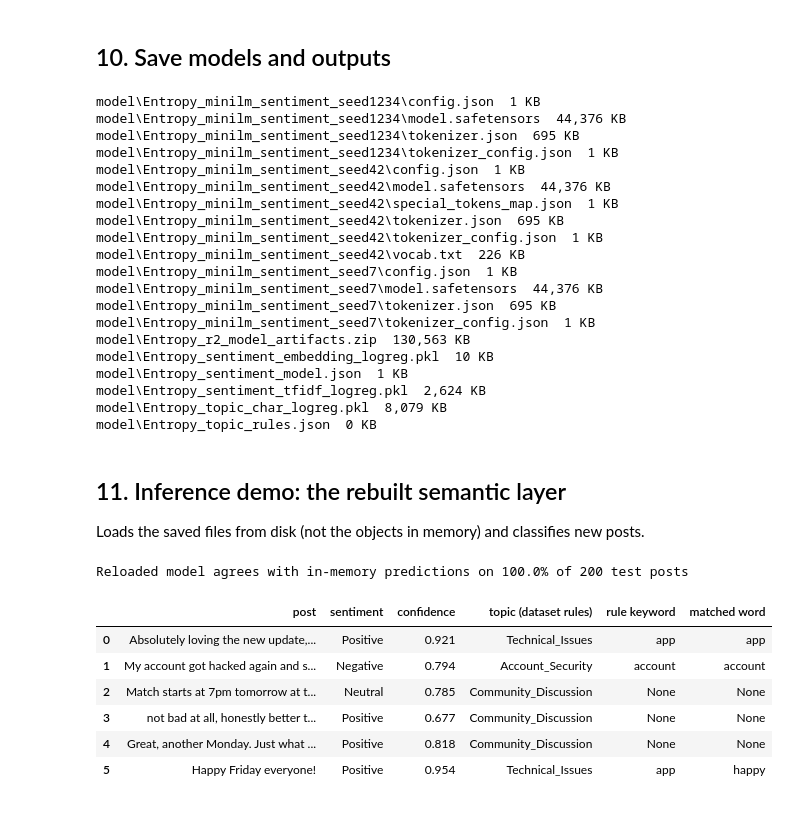
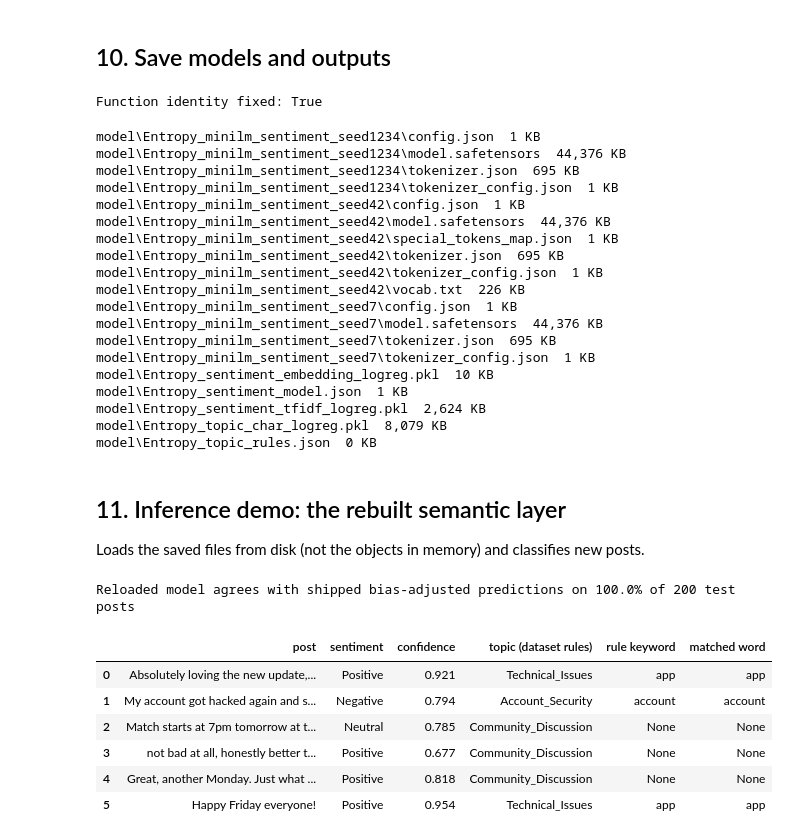
Before and after one commit to SaiGrover/entropy-data-vortex, a Jupyter notebook: Round2-Semantic-Recovery/Entropy_01_NLP_Model.ipynb, the cells around one changed output. Saved outputs shown, nothing was run; the diff lists cells and outputs as text; code cells hidden in the pictures.

Commit message:
Update Round 2 semantic recovery

```diff
--- a/Round2-Semantic-Recovery/Entropy_01_NLP_Model.ipynb
+++ b/Round2-Semantic-Recovery/Entropy_01_NLP_Model.ipynb
@@ -989,6 +1061,19 @@ METRICS["topic"]["word_model_confusion"] = cmt.tolist()
 **What this means.** A handful of substrings, checked in a fixed order, reproduce the topic labels exactly. Most Account_Security and Feature_Feedback labels were triggered by the keyword appearing *inside an unrelated word* ("band" contains "ban", "guide" contains "ui"), so "Happy Friday!" is labelled a technical issue. A word model cannot learn this because "happy" and "app" are different tokens; a character n-gram model can, and the rules themselves are perfect. The topic labels therefore describe spelling, not meaning. The Social Engine should not route posts on them; they need relabelling before a topic model is worth training.
 # %% [markdown]
 ## 10. Save models and outputs
+# %%
+# Fix function identity after reloading Entropy_nlp_utils
+import Entropy_nlp_utils as nu
+
+old_clean_series = fitted["LogReg (word+char)"].named_steps["clean"].func
+
+nu.clean_series = old_clean_series
+
+print("Function identity fixed:",
+      fitted["LogReg (word+char)"].named_steps["clean"].func
+      is nu.clean_series)
+# %% [output]
+Function identity fixed: True
 # %%
 joblib.dump(fitted["LogReg (word+char)"], MODEL / "Entropy_sentiment_tfidf_logreg.pkl")
 joblib.dump(emb_lr, MODEL / "Entropy_sentiment_embedding_logreg.pkl")
@@ -1022,15 +1107,20 @@ components = [
     {"name": "minilm_finetuned", "kind": "transformer", "weight": weights["minilm_finetuned"],
      "dirs": ft_dirs, "cased": False, "max_len": MAX_LEN},
 ]
-config = {"selected_model": SELECTED, "labels": LABELS, "components": components,
-          "validation_macro_f1": round(float(res.loc[SELECTED, "val_macro_f1"]), 4),
-          "test_macro_f1": METRICS["final"]["macro_f1"]}
+config = {
+    "selected_model": SELECTED,
+    "labels": LABELS,
+    "components": components,
+    "neutral_bias": best_bias,
+    "validation_macro_f1": round(float(best_val_f1), 4),
+    "test_macro_f1": round(float(adj_test_f1), 4),
+}
 (MODEL / "Entropy_sentiment_model.json").write_text(json.dumps(config, indent=2), encoding="utf-8")
 
 out_pred = test[["text_id", "post_text", "sentiment_label", "topic_category"]].copy()
-out_pred["predicted_sentiment"] = final_pred
+out_pred["predicted_sentiment"] = test_adj_pred
 for i, lab in enumerate(LABELS):
-    out_pred[f"p_{lab.lower()}"] = final_proba[:, i].round(4)
+    out_pred[f"p_{lab.lower()}"] = test_adj_proba[:, i].round(4)
 out_pred["rule_topic"] = rules.predict(test.post_text)
 out_pred.to_csv(OUT / "Entropy_r2_test_predictions.csv", index=False)
 (OUT / "Entropy_r2_metrics.json").write_text(json.dumps(METRICS, indent=2, default=lambda o: o.item() if hasattr(o, "item") else str(o)), encoding="utf-8")
@@ -1052,7 +1142,6 @@ model\Entropy_minilm_sentiment_seed7\config.json  1 KB
 model\Entropy_minilm_sentiment_seed7\model.safetensors  44,376 KB
 model\Entropy_minilm_sentiment_seed7\tokenizer.json  695 KB
 model\Entropy_minilm_sentiment_seed7\tokenizer_config.json  1 KB
-model\Entropy_r2_model_artifacts.zip  130,563 KB
 model\Entropy_sentiment_embedding_logreg.pkl  10 KB
 model\Entropy_sentiment_model.json  1 KB
 model\Entropy_sentiment_tfidf_logreg.pkl  2,624 KB
@@ -1065,25 +1154,26 @@ Loads the saved files from disk (not the objects in memory) and classifies new p
 # %%
 engine = nu.SentimentEnsemble(MODEL)
 new_posts = [
     "Absolutely loving the new update, the app finally feels fast!",
     "My account got hacked again and support is ignoring me",
     "Match starts at 7pm tomorrow at the national stadium",
     "not bad at all, honestly better than I expected",
     "Great, another Monday. Just what I needed...",
     "Happy Friday everyone!",
 ]
 probs = engine.predict_proba(new_posts)
 demo = pd.DataFrame({"post": new_posts, "sentiment": np.array(LABELS)[probs.argmax(1)], "confidence": probs.max(1).round(3)})
 demo[["topic (dataset rules)", "rule keyword", "matched word"]] = [rules.explain(t)[:3] for t in new_posts]
 check = engine.predict(test.post_text.head(200))
-print("Reloaded model agrees with in-memory predictions on", f"{(check == final_pred[:200]).mean():.1%}", "of 200 test posts")
+print("Reloaded model agrees with shipped bias-adjusted predictions on",
+      f"{(check == test_adj_pred[:200]).mean():.1%}", "of 200 test posts")
 demo
 # %% [output]
-Reloaded model agrees with in-memory predictions on 100.0% of 200 test posts
+Reloaded model agrees with shipped bias-adjusted predictions on 100.0% of 200 test posts
 |  | post | sentiment | confidence | topic (dataset rules) | rule keyword | matched word |
 | 0 | Absolutely loving the new update,... | Positive | 0.921 | Technical_Issues | app | app |
 | 1 | My account got hacked again and s... | Negative | 0.794 | Account_Security | account | account |
 | 2 | Match starts at 7pm tomorrow at t... | Neutral | 0.785 | Community_Discussion | None | None |
 | 3 | not bad at all, honestly better t... | Positive | 0.677 | Community_Discussion | None | None |
 | 4 | Great, another Monday. Just what ... | Positive | 0.818 | Community_Discussion | None | None |
-| 5 | Happy Friday everyone! | Positive | 0.954 | Technical_Issues | app | happy |
+| 5 | Happy Friday everyone! | Positive | 0.954 | Technical_Issues | app | app |
```
Also changed, not shown: parts of 5 cells of this notebook, 8 other files.
